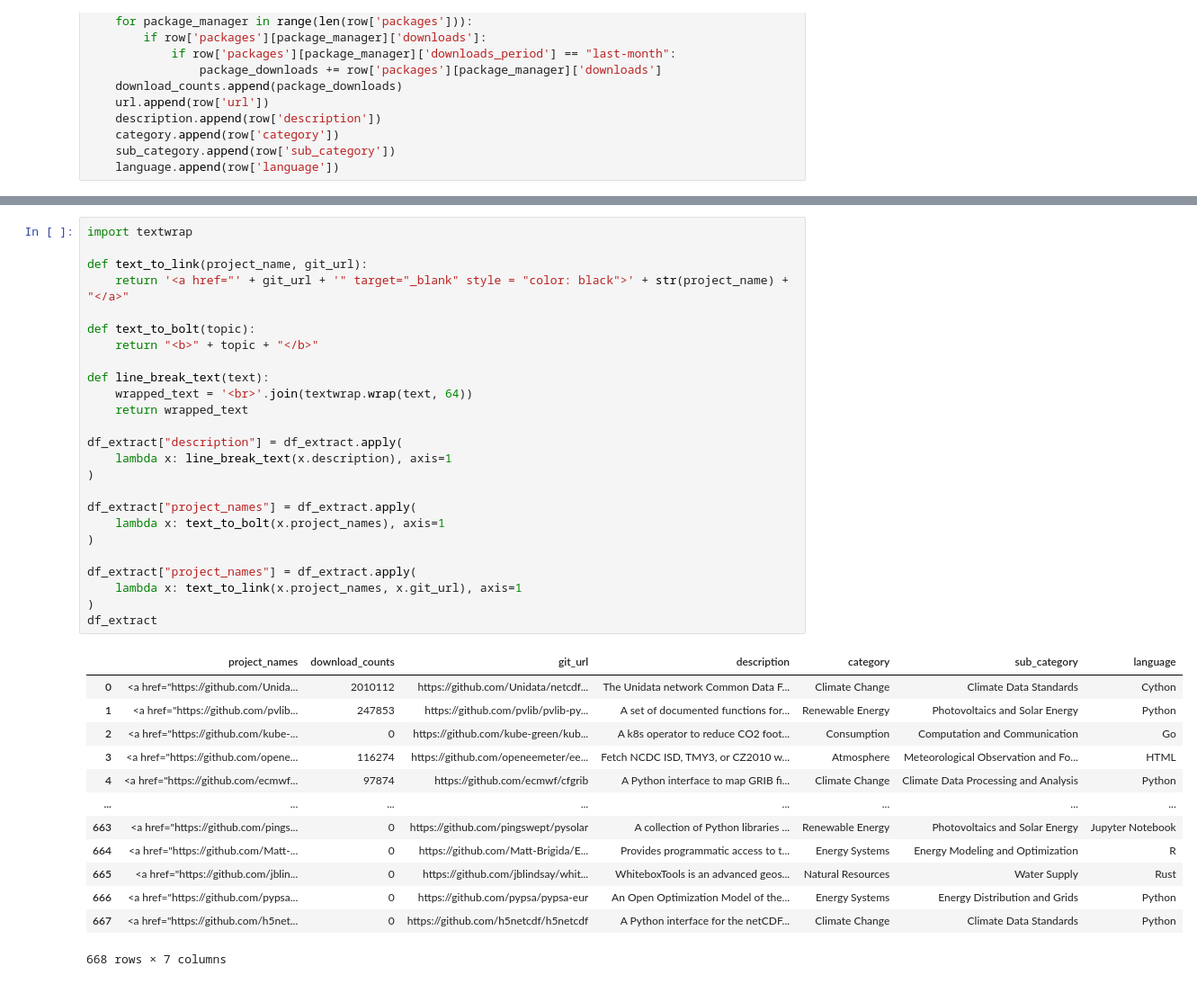
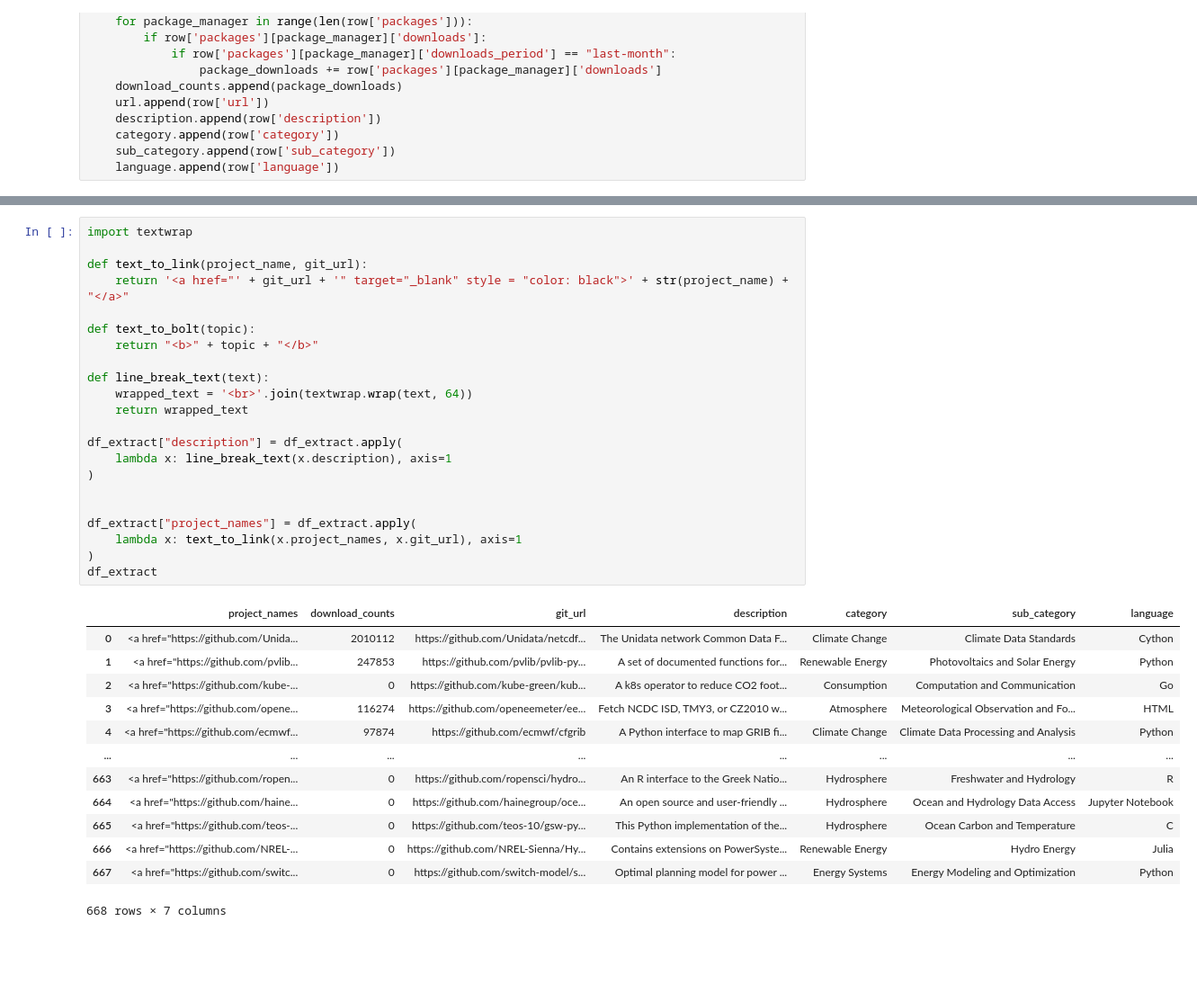
Before and after one commit to protontypes/ost-ecosystems-analytics, a Jupyter notebook: read_ecosystem_json.ipynb, the cells around one changed output, grey strips where cells are left out. Shown at 90% size. Cells and saved outputs as stored; diff of their text form; blank space fills up the shorter version.

```diff
--- a/read_ecosystem_json.ipynb
+++ b/read_ecosystem_json.ipynb
@@ -77,41 +77,38 @@ df_extract
 # %%
 import textwrap
 
 def text_to_link(project_name, git_url):
     return '<a href="' + git_url + '" target="_blank" style = "color: black">' + str(project_name) + "</a>"
 
 def text_to_bolt(topic):
     return "<b>" + topic + "</b>"
 
 def line_break_text(text):
     wrapped_text = '<br>'.join(textwrap.wrap(text, 64))
     return wrapped_text
 
 df_extract["description"] = df_extract.apply(
     lambda x: line_break_text(x.description), axis=1
 )
 
-df_extract["project_names"] = df_extract.apply(
-    lambda x: text_to_bolt(x.project_names), axis=1
-)
 
 df_extract["project_names"] = df_extract.apply(
     lambda x: text_to_link(x.project_names, x.git_url), axis=1
 )
 df_extract
 # %% [output]
 |  | project_names | download_counts | git_url | description | category | sub_category | language |
 | 0 | <a href="https://github.com/Unida... | 2010112 | https://github.com/Unidata/netcdf... | The Unidata network Common Data F... | Climate Change | Climate Data Standards | Cython |
 | 1 | <a href="https://github.com/pvlib... | 247853 | https://github.com/pvlib/pvlib-py... | A set of documented functions for... | Renewable Energy | Photovoltaics and Solar Energy | Python |
 | 2 | <a href="https://github.com/kube-... | 0 | https://github.com/kube-green/kub... | A k8s operator to reduce CO2 foot... | Consumption | Computation and Communication | Go |
 | 3 | <a href="https://github.com/opene... | 116274 | https://github.com/openeemeter/ee... | Fetch NCDC ISD, TMY3, or CZ2010 w... | Atmosphere | Meteorological Observation and Fo... | HTML |
 | 4 | <a href="https://github.com/ecmwf... | 97874 | https://github.com/ecmwf/cfgrib | A Python interface to map GRIB fi... | Climate Change | Climate Data Processing and Analysis | Python |
 | ... | ... | ... | ... | ... | ... | ... | ... |
-| 663 | <a href="https://github.com/pings... | 0 | https://github.com/pingswept/pysolar | A collection of Python libraries ... | Renewable Energy | Photovoltaics and Solar Energy | Jupyter Notebook |
-| 664 | <a href="https://github.com/Matt-... | 0 | https://github.com/Matt-Brigida/E... | Provides programmatic access to t... | Energy Systems | Energy Modeling and Optimization | R |
-| 665 | <a href="https://github.com/jblin... | 0 | https://github.com/jblindsay/whit... | WhiteboxTools is an advanced geos... | Natural Resources | Water Supply | Rust |
-| 666 | <a href="https://github.com/pypsa... | 0 | https://github.com/pypsa/pypsa-eur | An Open Optimization Model of the... | Energy Systems | Energy Distribution and Grids | Python |
-| 667 | <a href="https://github.com/h5net... | 0 | https://github.com/h5netcdf/h5netcdf | A Python interface for the netCDF... | Climate Change | Climate Data Standards | Python |
+| 663 | <a href="https://github.com/ropen... | 0 | https://github.com/ropensci/hydro... | An R interface to the Greek Natio... | Hydrosphere | Freshwater and Hydrology | R |
+| 664 | <a href="https://github.com/haine... | 0 | https://github.com/hainegroup/oce... | An open source and user-friendly ... | Hydrosphere | Ocean and Hydrology Data Access | Jupyter Notebook |
+| 665 | <a href="https://github.com/teos-... | 0 | https://github.com/teos-10/gsw-py... | This Python implementation of the... | Hydrosphere | Ocean Carbon and Temperature | C |
+| 666 | <a href="https://github.com/NREL-... | 0 | https://github.com/NREL-Sienna/Hy... | Contains extensions on PowerSyste... | Renewable Energy | Hydro Energy | Julia |
+| 667 | <a href="https://github.com/switc... | 0 | https://github.com/switch-model/s... | Optimal planning model for power ... | Energy Systems | Energy Modeling and Optimization | Python |
 668 rows × 7 columns
 # %%
 import numpy as np
```
Also changed, not shown: parts of 3 cells of this notebook.
